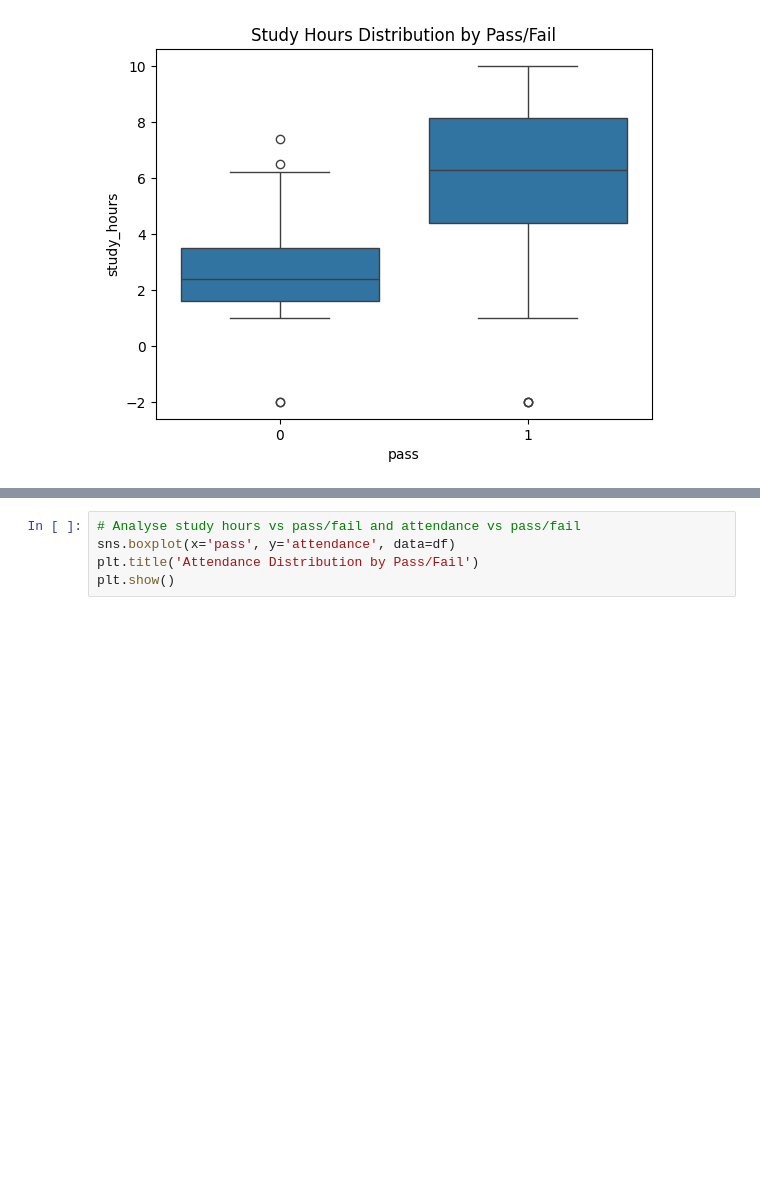
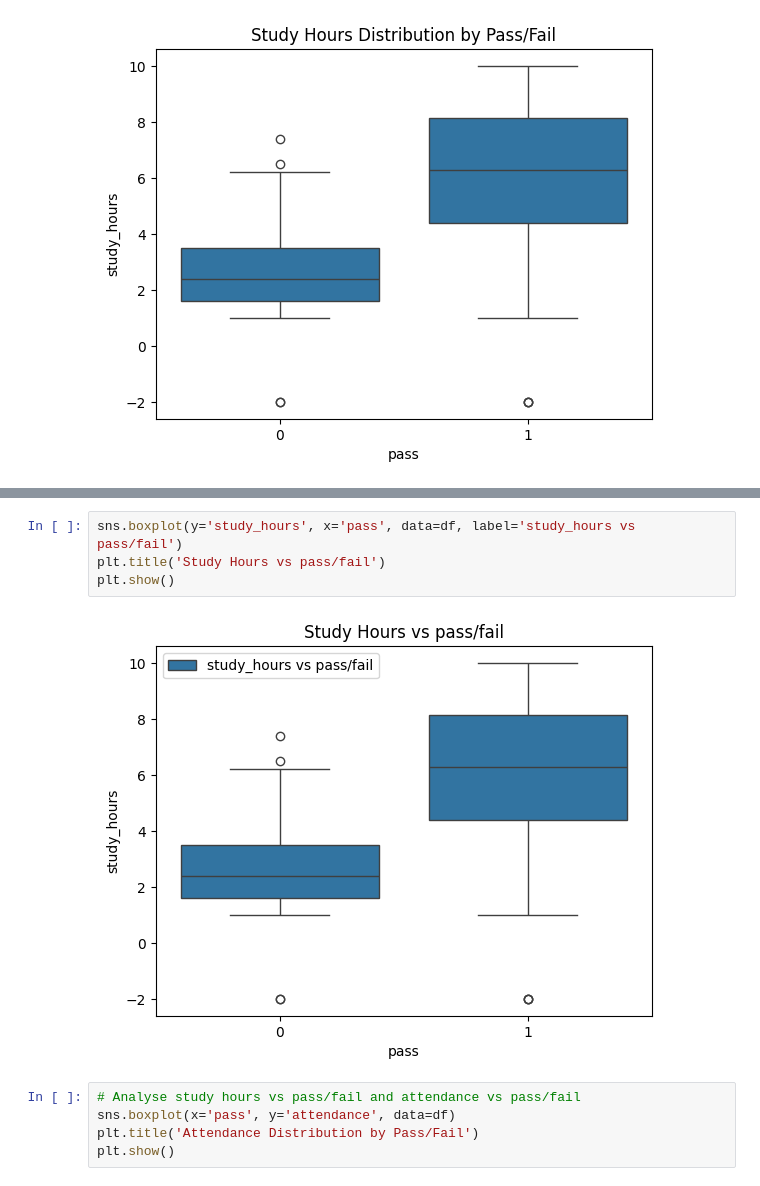
Before and after one commit to shreejana-yonzon/Data-Science, a Jupyter notebook: Student_details.ipynb, the cells around one changed output, grey strips where cells are left out. Cells and saved outputs as stored; diff of their text form; blank space fills up the shorter version.

```diff
--- a/Student_details.ipynb
+++ b/Student_details.ipynb
@@ -184,3 +193,9 @@ plt.show()
+# %%
+sns.boxplot(y='study_hours', x='pass', data=df, label='study_hours vs pass/fail')
+plt.title('Study Hours vs pass/fail')
+plt.show()
+# %% [output]
+[figure, added]
 # %%
 # Analyse study hours vs pass/fail and attendance vs pass/fail
 sns.boxplot(x='pass', y='attendance', data=df)
```
Also changed, not shown: parts of 8 cells of this notebook.
